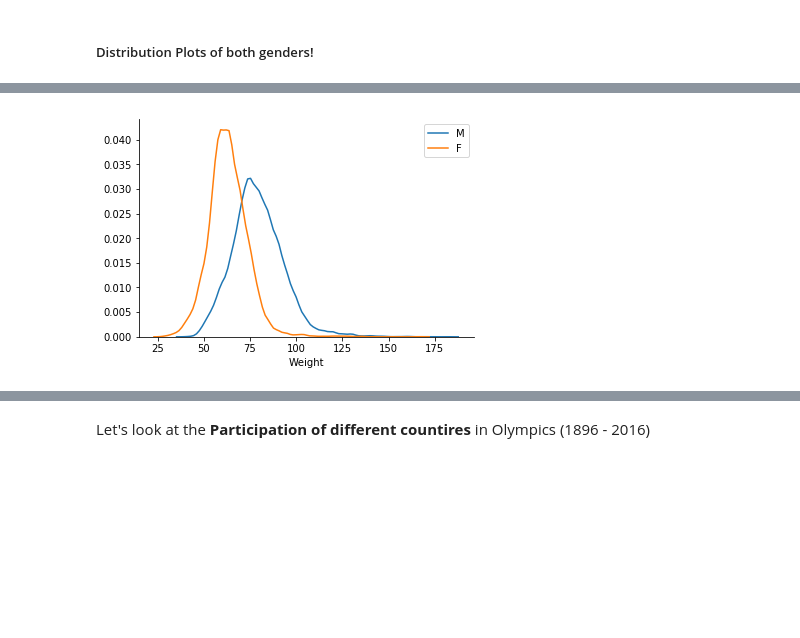
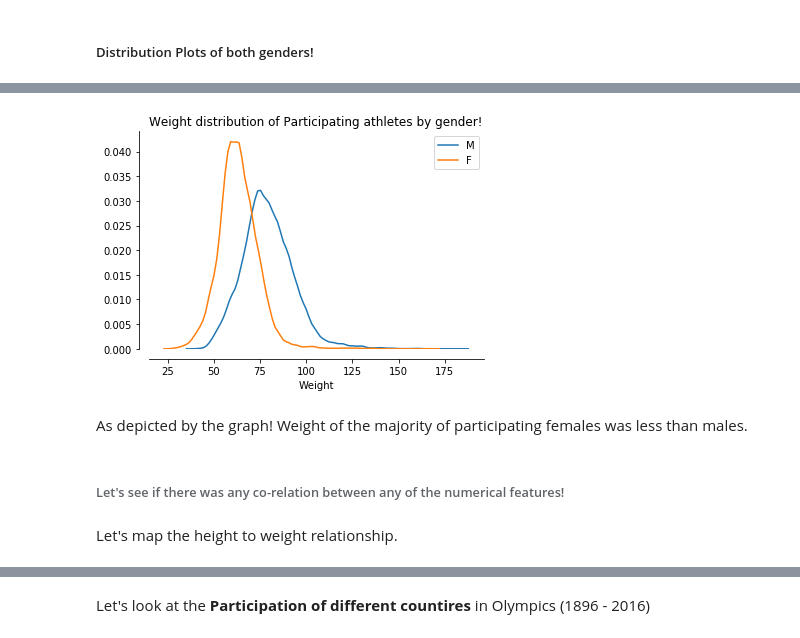
Before and after one commit to nauman-chaudhary/OlympicsDataExploration, a Jupyter notebook: Olympics_Data_Exploration.ipynb, the cells around one changed output, grey strips where cells are left out. Cells and saved outputs as stored; diff of their text form; code cells hidden in the pictures; blank space fills up the shorter version.

```diff
--- a/Olympics_Data_Exploration.ipynb
+++ b/Olympics_Data_Exploration.ipynb
@@ -239,6 +401,8 @@ plt.show()
 # %%
 sns.distplot(male['Weight'],hist=False,label='M')
 sns.distplot(female['Weight'],hist=False,label='F')
+sns.despine(offset=10)
+plt.title("Weight distribution of Participating athletes by gender!")
 plt.show()
 # %% [output]
-[figure, old version]
+[figure, new version]
@@ -246,0 +409,6 @@ sns.catplot(x=participation, y=data['Year'].unique() , kind="bar", palette="mute
+# %% [markdown]
+As depicted by the graph! Weight of the majority of participating females was less than males.
+# %% [markdown]
+###### Let's see if there was any co-relation between any of the numerical features!
+# %% [markdown]
+Let's map the height to weight relationship.
```
Also changed, not shown: parts of 63 cells of this notebook.
